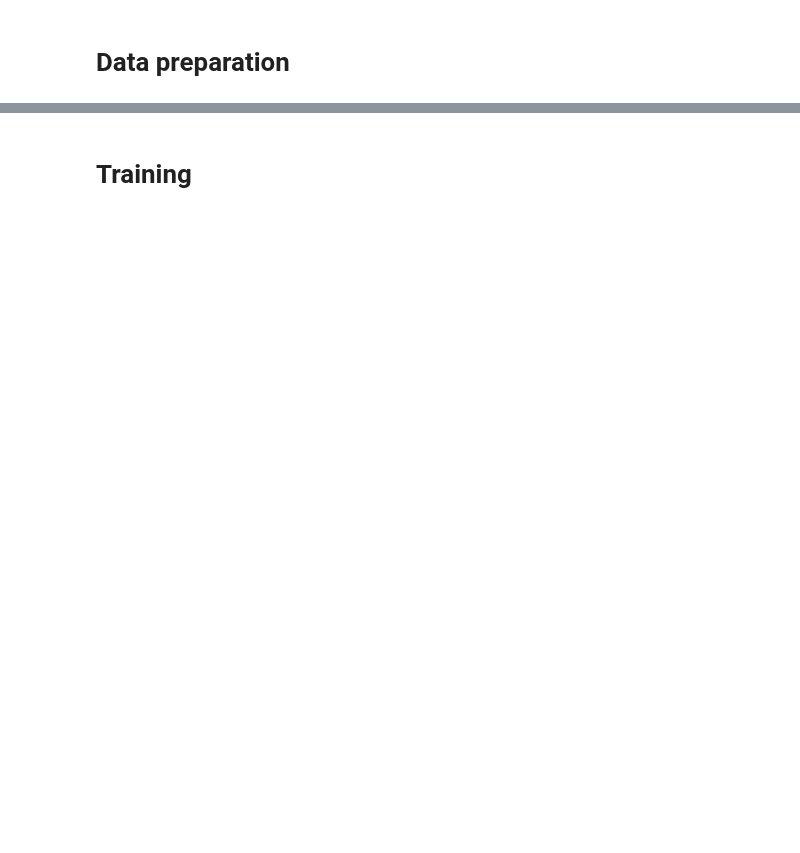
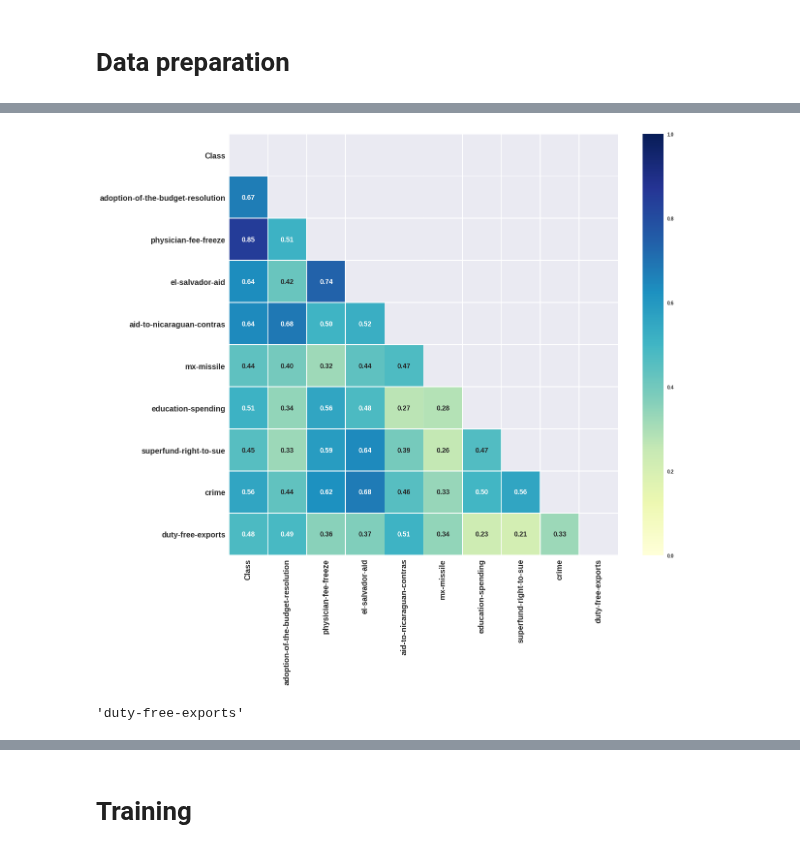
Before and after one commit to hitimr/ML_2020, a Jupyter notebook: Ex1/voting/voiting_mlp.ipynb, the cells around one changed output, grey strips where cells are left out. Drawn from its saved outputs; the diff is of its cells as text; code cells hidden in the pictures; blank space fills up the shorter version.

```diff
--- a/Ex1/voting/voiting_mlp.ipynb
+++ b/Ex1/voting/voiting_mlp.ipynb
@@ -38,0 +138,3 @@ df_test = df_test.replace("unknown",0)
+# %%
+red_corr_list = functions.Red_corr_list(corr_to_class_stripped,0.4)
+red_corr_list
@@ -38,0 +149,6 @@ df_test = df_test.replace("unknown",0)
+# %%
+df_train_red = df_train.drop(red_corr_list,axis = 1)
+# %%
+corr_to_class_stripped = functions.plot_corr_heatmap(df_train_red, ticksfont=16)
+# %% [output]
+[figure, added]
@@ -38,0 +157,5 @@ df_test = df_test.replace("unknown",0)
+# %%
+red_list = list(df_train_red)
+red_list[-1]
+# %% [output]
+'duty-free-exports'
```
Also changed, not shown: parts of 26 cells of this notebook, 1 other file.
